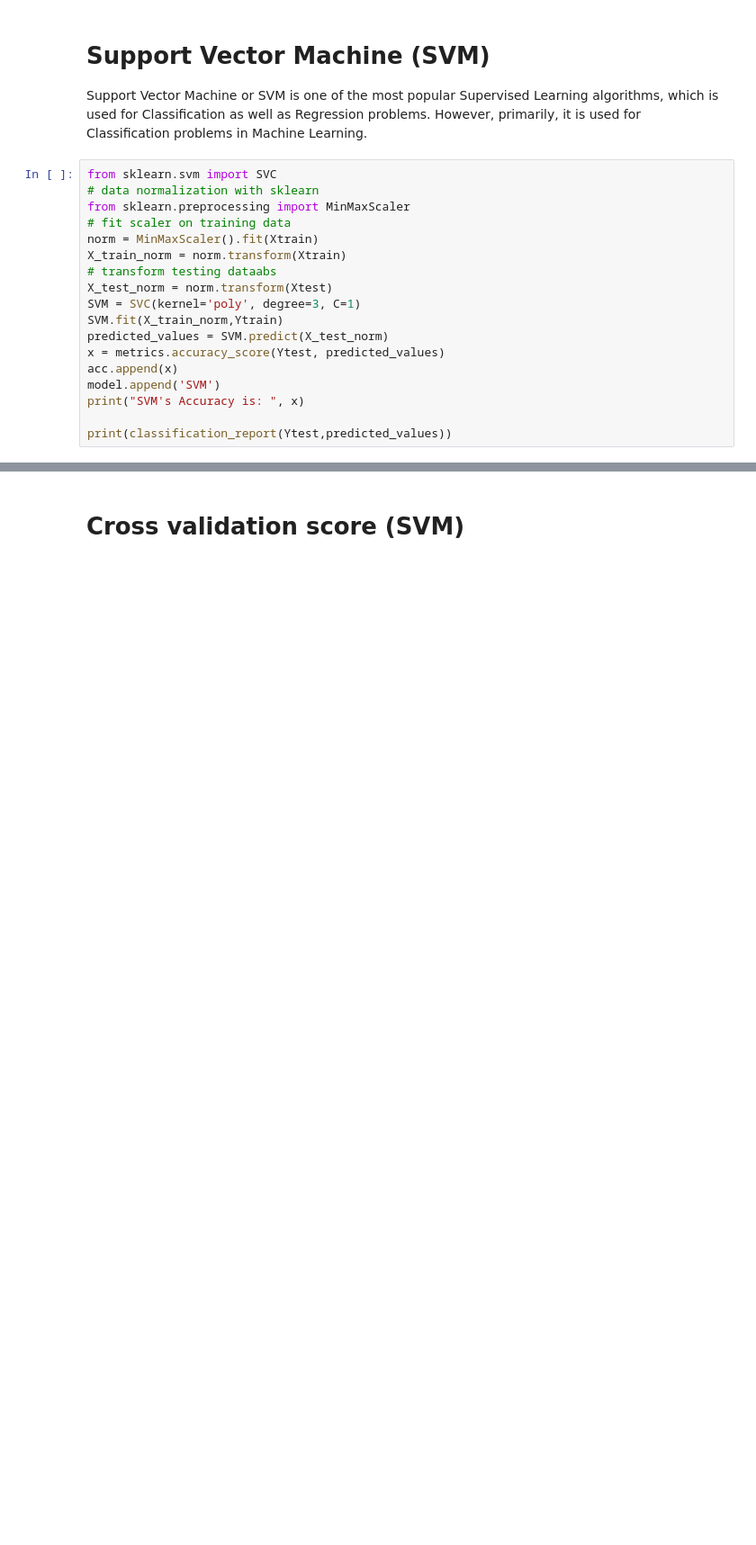
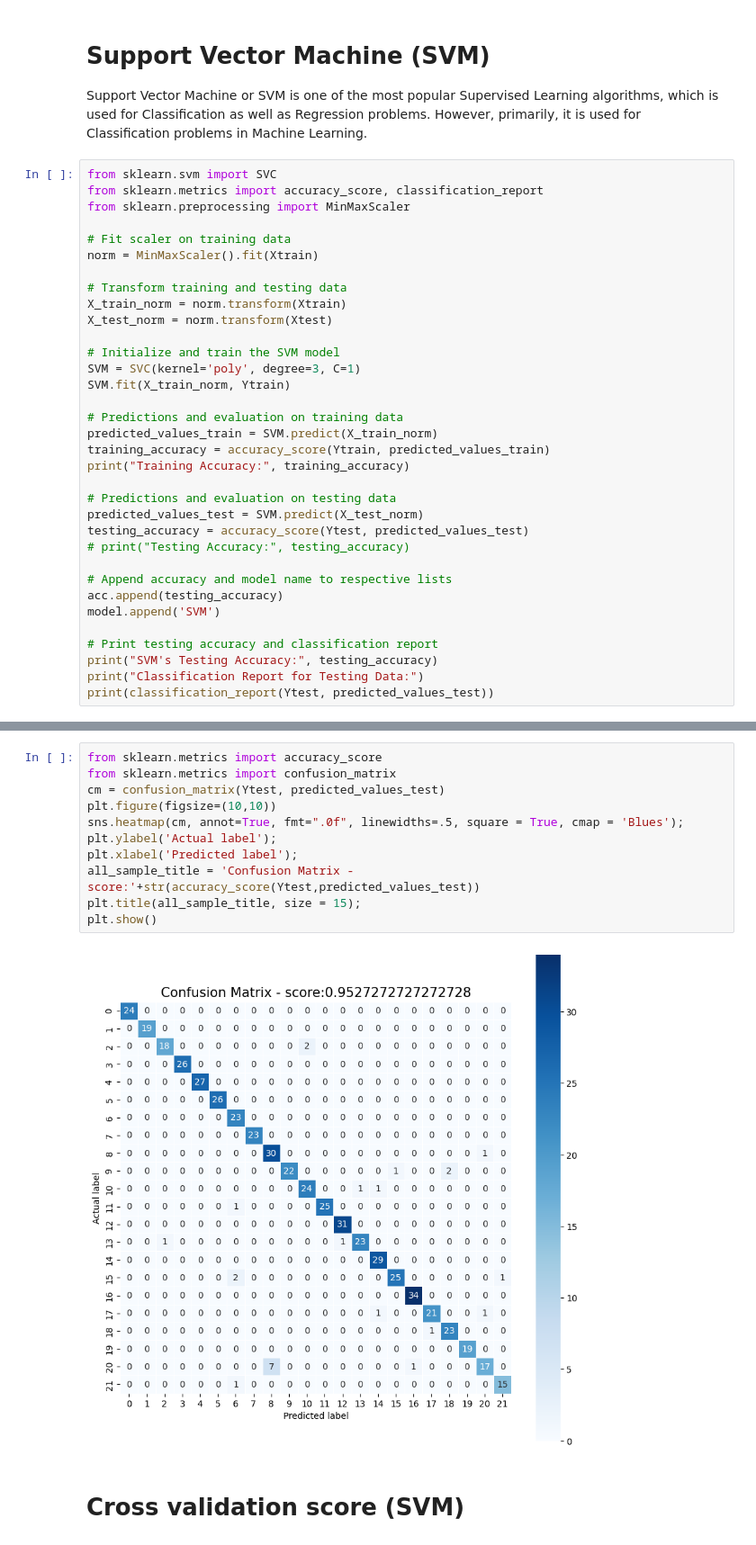
Before and after one commit to csubham2370/Major-Project-on-Crop-Recommendation-System, a Jupyter notebook: Crop_Recommendation_System.ipynb, the cells around one changed output, grey strips where cells are left out. Shown at 90% size. Cells and saved outputs as stored; diff of their text form; blank space fills up the shorter version.

```diff
--- a/Crop_Recommendation_System.ipynb
+++ b/Crop_Recommendation_System.ipynb
@@ -765,20 +813,36 @@ NB_Model_pkl.close()
 Support Vector Machine or SVM is one of the most popular Supervised Learning algorithms, which is used for Classification as well as Regression problems. However, primarily, it is used for Classification problems in Machine Learning.
 # %%
 from sklearn.svm import SVC
-# data normalization with sklearn
+from sklearn.metrics import accuracy_score, classification_report
 from sklearn.preprocessing import MinMaxScaler
-# fit scaler on training data
+
+# Fit scaler on training data
 norm = MinMaxScaler().fit(Xtrain)
+
+# Transform training and testing data
 X_train_norm = norm.transform(Xtrain)
-# transform testing dataabs
 X_test_norm = norm.transform(Xtest)
+
+# Initialize and train the SVM model
 SVM = SVC(kernel='poly', degree=3, C=1)
-SVM.fit(X_train_norm,Ytrain)
-predicted_values = SVM.predict(X_test_norm)
-x = metrics.accuracy_score(Ytest, predicted_values)
-acc.append(x)
+SVM.fit(X_train_norm, Ytrain)
+
+# Predictions and evaluation on training data
+predicted_values_train = SVM.predict(X_train_norm)
+training_accuracy = accuracy_score(Ytrain, predicted_values_train)
+print("Training Accuracy:", training_accuracy)
+
+# Predictions and evaluation on testing data
+predicted_values_test = SVM.predict(X_test_norm)
+testing_accuracy = accuracy_score(Ytest, predicted_values_test)
+# print("Testing Accuracy:", testing_accuracy)
+
+# Append accuracy and model name to respective lists
+acc.append(testing_accuracy)
 model.append('SVM')
-print("SVM's Accuracy is: ", x)
 
-print(classification_report(Ytest,predicted_values))
+# Print testing accuracy and classification report
+print("SVM's Testing Accuracy:", testing_accuracy)
+print("Classification Report for Testing Data:")
+print(classification_report(Ytest, predicted_values_test))
 # %% [output]
@@ -802,3 +866,16 @@ weighted avg       0.95      0.95      0.95       440
+# %%
+from sklearn.metrics import accuracy_score
+from sklearn.metrics import confusion_matrix
+cm = confusion_matrix(Ytest, predicted_values_test)
+plt.figure(figsize=(10,10))
+sns.heatmap(cm, annot=True, fmt=".0f", linewidths=.5, square = True, cmap = 'Blues');
+plt.ylabel('Actual label');
+plt.xlabel('Predicted label');
+all_sample_title = 'Confusion Matrix - score:'+str(accuracy_score(Ytest,predicted_values_test))
+plt.title(all_sample_title, size = 15);
+plt.show()
+# %% [output]
+[figure, added]
 # %% [markdown]
 # Cross validation score (SVM)
 # %%
```
Also changed, not shown: parts of 19 cells of this notebook.
